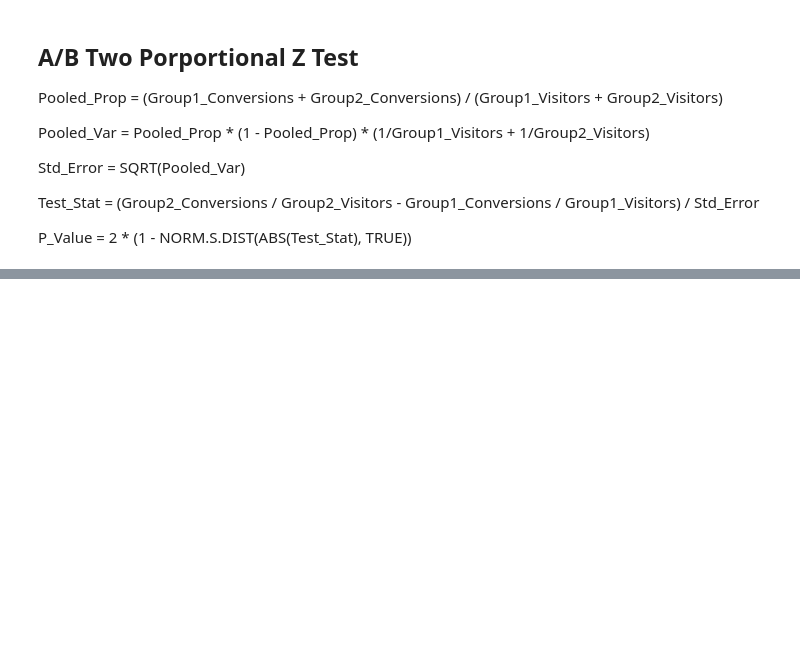
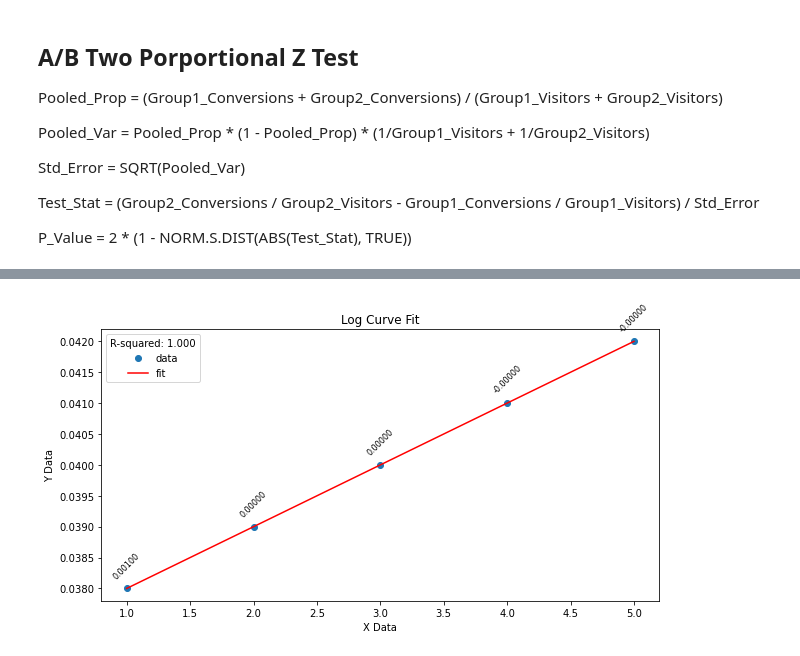
Before and after one commit to zivzach/Personal, a Jupyter notebook: Notepad.ipynb, the cells around one changed output, grey strips where cells are left out. Drawn from its saved outputs; the diff is of its cells as text; code cells hidden in the pictures; blank space fills up the shorter version.

```diff
--- a/Notepad.ipynb
+++ b/Notepad.ipynb
@@ -370,0 +373,69 @@ plt.show()
+# %%
+import numpy as np
+import matplotlib.pyplot as plt
+from scipy.optimize import curve_fit
+from scipy.misc import derivative
+
+# Define the log curve model
+def log_curve(x, a, b, c):
+    return a / (1 + np.exp(-b*(x-c)))
+
+# Define the first derivative of the log curve function
+def log_curve_derivative(x, a, b, c):
+    return a*b*np.exp(-b*(x-c))/((1+np.exp(-b*(x-c)))**2)
+
+# Generate some example data
+x_data = np.array([1, 2, 3, 4, 5])
+y_data = np.array([.038, .039, .04, .041, .042])
+
+# Fit the model to the data
+popt, pcov = curve_fit(log_curve, x_data, y_data)
+
+# Calculate the predicted values
+y_pred = log_curve(x_data, *popt)
+
+# Calculate the R-squared value
+residuals = y_data - y_pred
+ss_res = np.sum(residuals**2)
+ss_tot = np.sum((y_data - np.mean(y_data))**2)
+r_squared = 1 - (ss_res / ss_tot)
+
+# Calculate the slope of each point
+slopes = []
+for i in range(len(x_data)):
+    slope = derivative(log_curve, x_data[i], args=tuple(popt), dx=1e-6)
+    slopes.append(slope)
+
+# Calculate the difference in slope between each point
+slope_diffs = []
+for i in range(len(slopes)):
+    if i == 0:
+        slope_diff = slopes[i]
+    else:
+        slope_diff = slopes[i] - slopes[i-1]
+    slope_diffs.append(slope_diff)
+
+# Create a figure and axis
+fig, ax = plt.subplots(figsize=(10, 5))
+
+# Plot the data points and the fitted curve
+ax.scatter(x_data, y_data, label='data')
+ax.plot(x_data, y_pred, 'r-', label='fit')
+
+# Set axis labels and title
+ax.set_xlabel('X Data')
+ax.set_ylabel('Y Data')
+ax.set_title('Log Curve Fit')
+
+# Show R-squared value in the legend
+ax.legend(title=f'R-squared: {r_squared:.3f}')
+
+# Add slope difference above each point
+for i in range(len(x_data)):
+    ax.annotate(f'{slope_diffs[i]:.5f}', xy=(x_data[i], y_data[i]), xytext=(0,10), textcoords='offset points',
+                ha='center',rotation=45, fontsize=8)
+
+# Display the plot
+plt.show()
+# %% [output]
+[figure, added]
```
Also changed, not shown: parts of 1 cell of this notebook.
